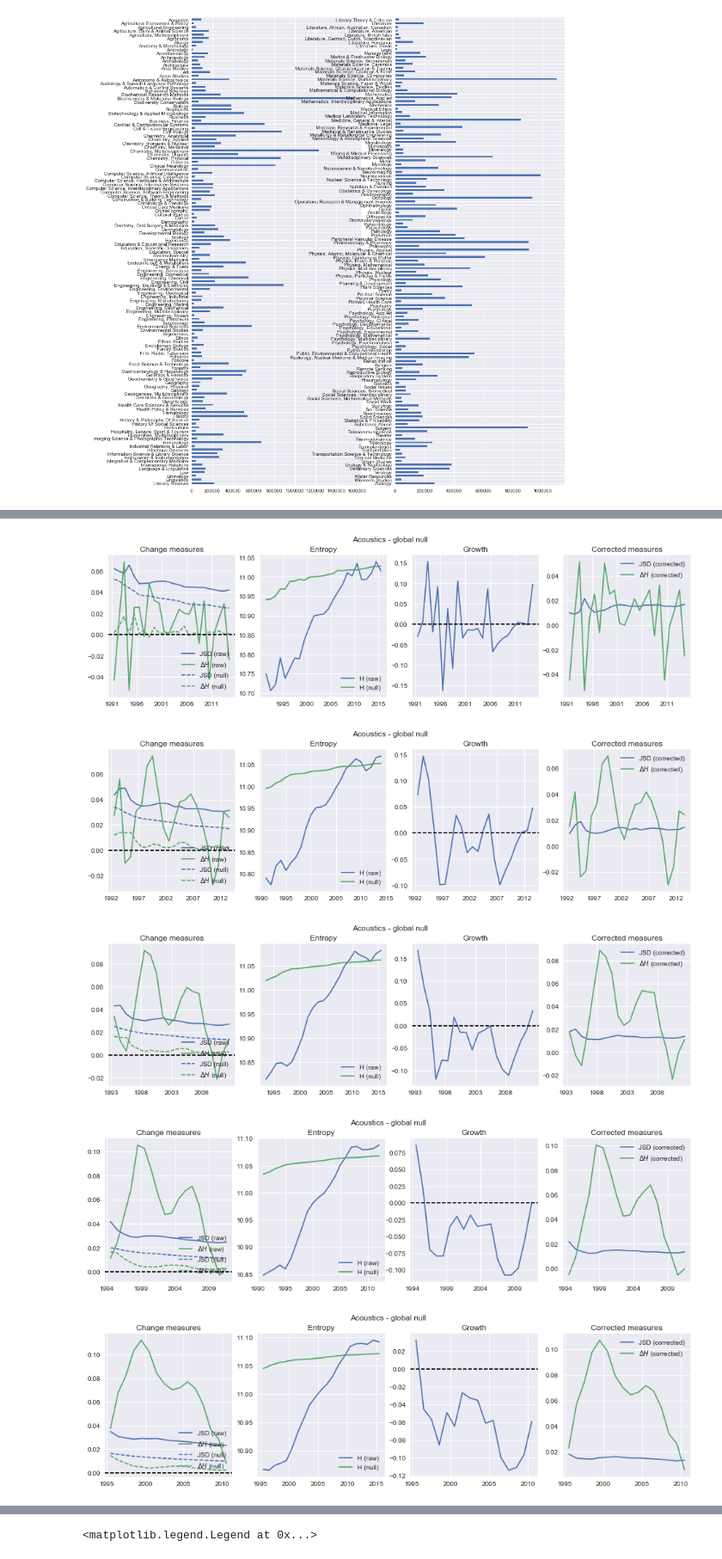
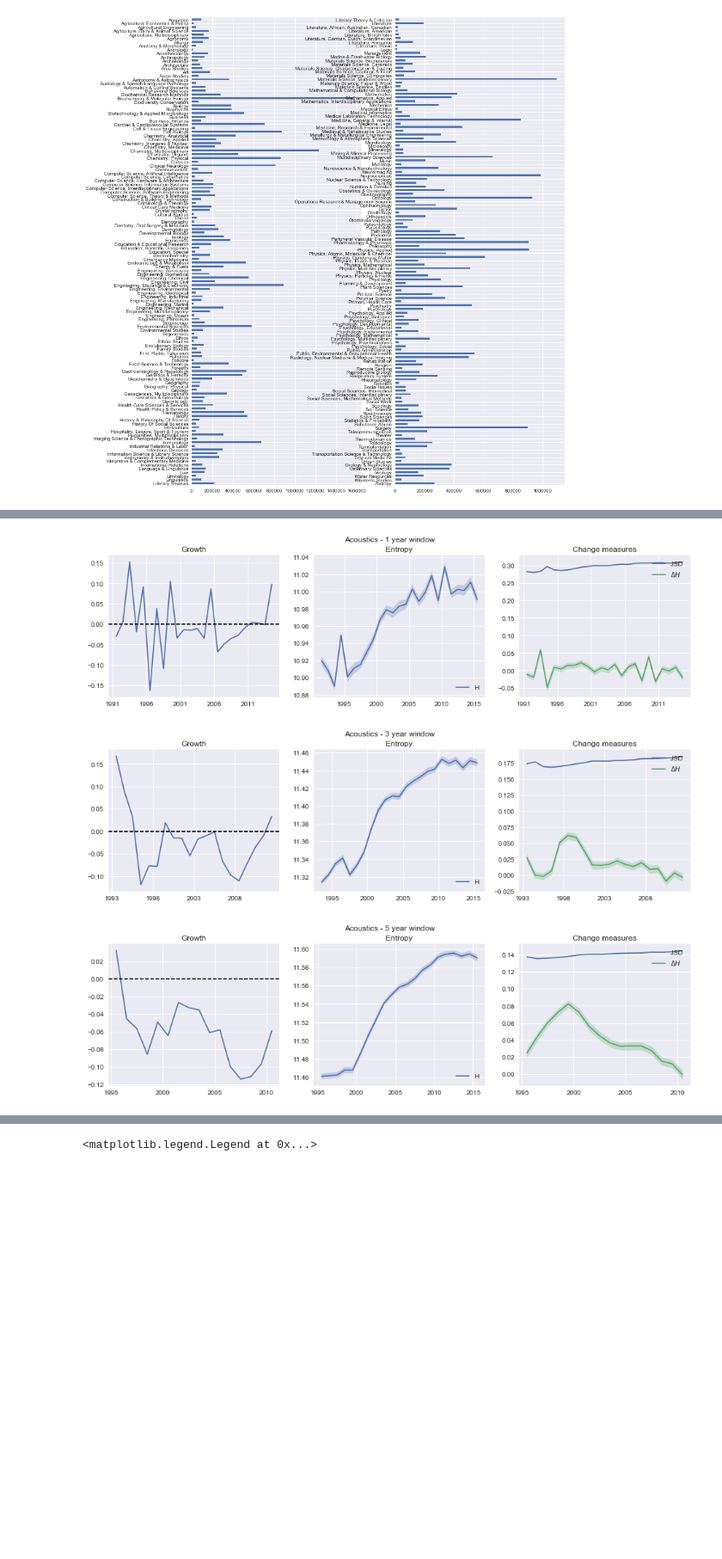
Before and after one commit to jlorince/wos-text-dynamics, a Jupyter notebook: notebooks/data-exploration.ipynb, the cells around one changed output, grey strips where cells are left out. Shown at 86% size. Drawn from its saved outputs; the diff is of its cells as text; code cells hidden in the pictures; blank space fills up the shorter version.

Commit message:
fix to windowed analyses

```diff
--- a/notebooks/data-exploration.ipynb
+++ b/notebooks/data-exploration.ipynb
@@ -67,8 +71,9 @@ def parse_results(fi):
     return df
 # %%
 colors = seaborn.color_palette()
-def plotter(cat,window_size,mode='local'):
-    df = parse_results("{}by-cat-results/{}_null/results_{}_{}".format(DATADIR,mode,window_size,cat))
+def plotter(cat,window_size,mode='fixed'):
+    #df = parse_results("{}by-cat-results/{}_null/results_{}_{}".format(DATADIR,mode,window_size,cat))
+    df = parse_results("~/Desktop/results/results_{}_{}".format(window_size,cat))
     start = 1991+window_size-.5
     if mode == 'fixed':
         r = np.arange(start,start+len(df.ix['jsd_m'][0]))
@@ -137,4 +142,4 @@ def plotter(cat,window_size,mode='local'):
 
 
 
-    fig.suptitle("{} - {} null".format(cat,mode))
+    fig.suptitle("{} - {} year window".format(cat,window_size))
@@ -141,12 +210,10 @@ def plotter(cat,window_size,mode='local'):
 # %%
 cat = 'Acoustics'
-for win in range(1,10):
+for win in (1,3,5):
     #plotter(cat,win,'local')
-    plotter(cat,win,'global')
+    plotter(cat,win)
 #plotter(cat,win,'fixed')
 # %% [output]
-[figure, old version]
+[figure, new version]
-[figure, old version]
+[figure, new version]
-[figure, old version]
+[figure, new version]
-[figure, removed]
-[figure, removed]
```
Also changed, not shown: parts of 7 cells of this notebook, 1 other file.
